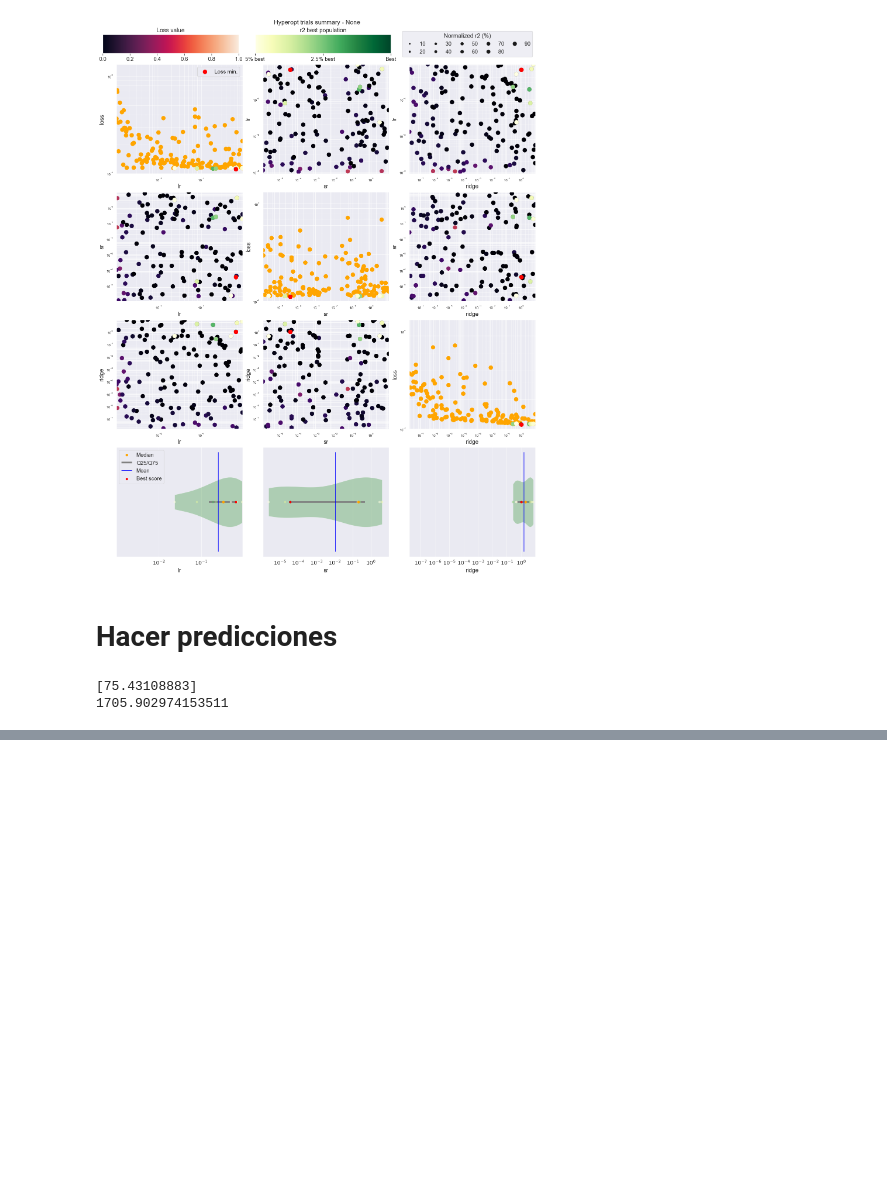
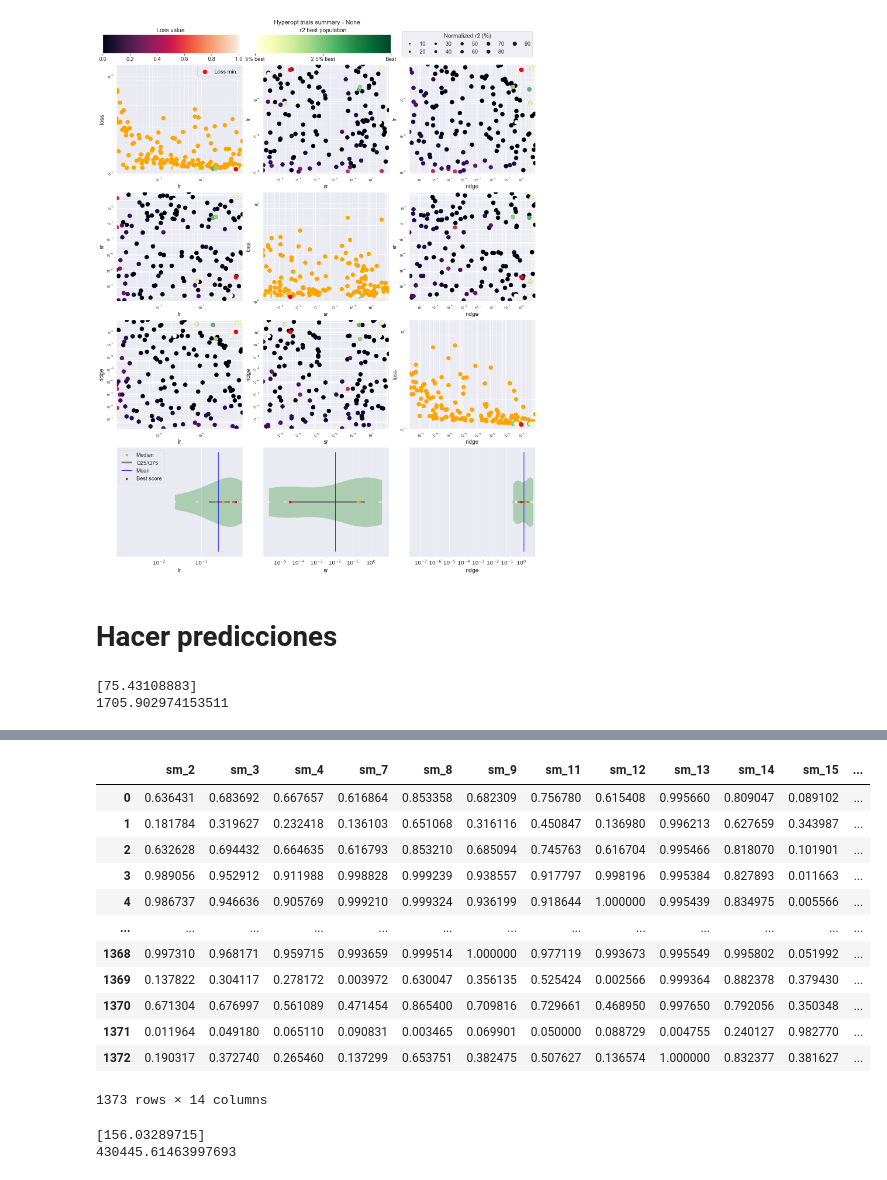
Before and after one commit to Dave4006/ProyectoMante, a Jupyter notebook: Programacion/ESN.ipynb, the cells around one changed output, grey strips where cells are left out. Cells and saved outputs as stored; diff of their text form; code cells hidden in the pictures; blank space fills up the shorter version.

Commit message:
Cosas profe

```diff
--- a/Programacion/ESN.ipynb
+++ b/Programacion/ESN.ipynb
@@ -598,0 +617,15 @@ print(mse(y_true=denorm_y_test, y_pred=denorm_y_pred))
+# %%
+# Importar los datos desde el csv
+
+# Guarda los nombres únicos de las primeras dos columnas.
+index_col_names=['unit_id','time_cycle']
+# Genera los nombres del primer set de columnas con formato, estas son las de operational setting n.
+operat_set_col_names=['oper_set{}'.format(i) for i in range(1,4)]
+# Genera los nombres del segundo set de columnas con formato, estas son las de sensor measurement n.
+sensor_measure_col_names=['sm_{}'.format(i) for i in range(1,22)]
+# Pone todos los títulos en una lista
+all_col=index_col_names+operat_set_col_names+sensor_measure_col_names
+
+# Importa los datos desde el .csv con su nombre de columna en un dataframe.
+profe_df=pd.read_csv('Datos para validación de modelo y competencia.csv',delimiter=',',names=all_col)
+profe_df
@@ -598,0 +646,15 @@ print(mse(y_true=denorm_y_test, y_pred=denorm_y_pred))
+# %%
+# Calcular el RUL
+
+# Primero se encuentra el ciclo de tiempo máximo para cada motor.
+max_time_cycle=profe_df.groupby('unit_id')['time_cycle'].max()
+
+rul = pd.DataFrame(max_time_cycle).reset_index()
+rul.columns = ['unit_id', 'max']
+
+# Se calcula el RUL para cada fila con un id específico y se le resta el máximo.
+profe_df = profe_df.merge(rul, on=['unit_id'], how='left')
+profe_df['RUL'] = profe_df['time_cycle'] - profe_df['max']
+profe_df.drop('max', axis=1, inplace=True)
+profe_df[profe_df.unit_id==1].iloc[:,[1,-1]]
+profe_df
@@ -598,0 +675,5 @@ print(mse(y_true=denorm_y_test, y_pred=denorm_y_pred))
+# %%
+# Normalizar los datos
+
+profe_norm = norm(profe_df, profe_df.describe().transpose())
+profe_norm
@@ -598,0 +694,21 @@ print(mse(y_true=denorm_y_test, y_pred=denorm_y_pred))
+# %%
+# Separar las etiquetas de los features
+profe_label = profe_norm.pop('RUL')
+
+profe_norm = profe_norm.drop(columns=['unit_id', 'time_cycle', 'oper_set1', 'oper_set2', 'oper_set3', 'sm_1', 'sm_5', 'sm_6', 'sm_10', 'sm_16', 'sm_18', 'sm_19'])
+
+profe_norm
+# %% [output]
+|  | sm_2 | sm_3 | sm_4 | sm_7 | sm_8 | sm_9 | sm_11 | sm_12 | sm_13 | sm_14 | sm_15 | ... |
+| 0 | 0.636431 | 0.683692 | 0.667657 | 0.616864 | 0.853358 | 0.682309 | 0.756780 | 0.615408 | 0.995660 | 0.809047 | 0.089102 | ... |
+| 1 | 0.181784 | 0.319627 | 0.232418 | 0.136103 | 0.651068 | 0.316116 | 0.450847 | 0.136980 | 0.996213 | 0.627659 | 0.343987 | ... |
+| 2 | 0.632628 | 0.694432 | 0.664635 | 0.616793 | 0.853210 | 0.685094 | 0.745763 | 0.616704 | 0.995466 | 0.818070 | 0.101901 | ... |
+| 3 | 0.989056 | 0.952912 | 0.911988 | 0.998828 | 0.999239 | 0.938557 | 0.917797 | 0.998196 | 0.995384 | 0.827893 | 0.011663 | ... |
+| 4 | 0.986737 | 0.946636 | 0.905769 | 0.999210 | 0.999324 | 0.936199 | 0.918644 | 1.000000 | 0.995439 | 0.834975 | 0.005566 | ... |
+| ... | ... | ... | ... | ... | ... | ... | ... | ... | ... | ... | ... | ... |
+| 1368 | 0.997310 | 0.968171 | 0.959715 | 0.993659 | 0.999514 | 1.000000 | 0.977119 | 0.993673 | 0.995549 | 0.995802 | 0.051992 | ... |
+| 1369 | 0.137822 | 0.304117 | 0.278172 | 0.003972 | 0.630047 | 0.356135 | 0.525424 | 0.002566 | 0.999364 | 0.882378 | 0.379430 | ... |
+| 1370 | 0.671304 | 0.676997 | 0.561089 | 0.471454 | 0.865400 | 0.709816 | 0.729661 | 0.468950 | 0.997650 | 0.792056 | 0.350348 | ... |
+| 1371 | 0.011964 | 0.049180 | 0.065110 | 0.090831 | 0.003465 | 0.069901 | 0.050000 | 0.088729 | 0.004755 | 0.240127 | 0.982770 | ... |
+| 1372 | 0.190317 | 0.372740 | 0.265460 | 0.137299 | 0.653751 | 0.382475 | 0.507627 | 0.136574 | 1.000000 | 0.832377 | 0.381627 | ... |
+1373 rows × 14 columns
@@ -598,0 +741,17 @@ print(mse(y_true=denorm_y_test, y_pred=denorm_y_pred))
+# %%
+# Hacer Predicciones
+y_pred = esn_model.run(X_val_flat_profe, forced_feedbacks=y_val_seq_profe)
+y_test = y_val_seq_profe
+
+# Se calcula el score con la función creada anteriormente
+print(phm08_score(y_test, y_pred))
+
+# Se desnormalizan las predicciones
+denorm_y_test = reverse_norm(y_test)
+denorm_y_pred = reverse_norm(y_pred)
+
+# Se calcula el MSE
+print(mse(y_true=denorm_y_test, y_pred=denorm_y_pred))
+# %% [output]
+[156.03289715]
+430445.61463997693
```
Also changed, not shown: parts of 20 cells of this notebook, 2 other files.
